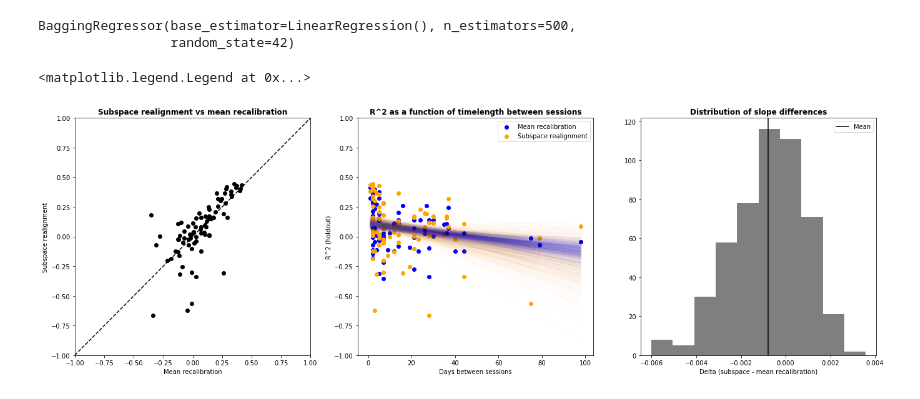
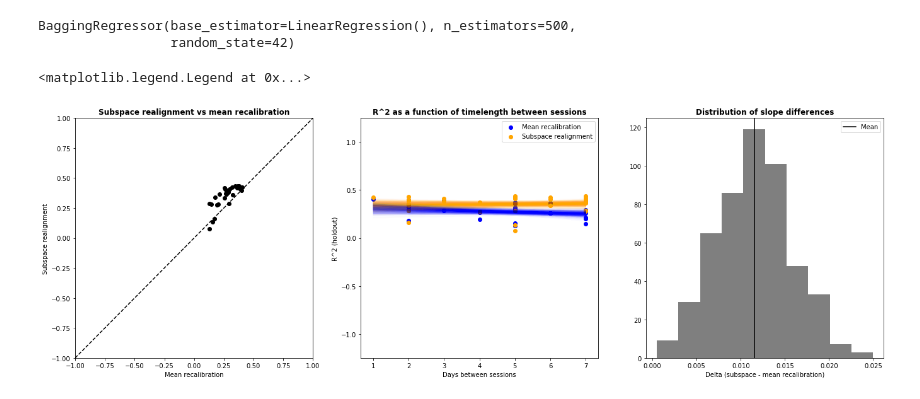
Before and after one commit to guyhwilson/nonstationarities, a Jupyter notebook: code/stability_SubspaceRealignment_All.ipynb, the cells around one changed output. Saved outputs shown, nothing was run; the diff lists cells and outputs as text; code cells hidden in the pictures.

```diff
--- a/code/stability_SubspaceRealignment_All.ipynb
+++ b/code/stability_SubspaceRealignment_All.ipynb
@@ -15,9 +14,10 @@ import sys
 [sys.path.append(f) for f in glob.glob('utils/*')]
 from preprocess import DataStruct, daysBetween
 from firingrate import raster2FR
-from plotting_utils import figSize
+from plotting_utils import *
 from lineplots import plotsd
 from stabilizer_utils import *
+from recalibration_utils import *
 
 
 from sklearn.linear_model import LinearRegression
@@ -27,7 +27,16 @@ from sklearn.model_selection import cross_val_score
 from sklearn.decomposition import FactorAnalysis, PCA
 
 
-files = glob.glob('D:/T5_ClosedLoop/*')
+files          = glob.glob('D:/T5_ClosedLoop/*')
+
+sessions_check = np.load('misc_data/sessions_check.npy', allow_pickle = True).item()
+min_nblocks    = 3
+max_ndays      = 14
+min_R2         = 0.1
+
+init_pairs    = get_SessionPairs(files, min_nblocks = min_nblocks, max_ndays = max_ndays, manually_remove = sessions_check['bad_days'])
+pairs, scores = get_StrongTransferPairs(init_pairs, min_R2 = min_R2, train_frac = 0.5, block_constraints = sessions_check)
+n_pairs       = len(pairs)
 # %% [output]
 The autoreload extension is already loaded. To reload it, use:
   %reload_ext autoreload
@@ -169,13 +150,16 @@ n_bootstraps = 500
 outliers     = np.where(np.abs(dayB_fullscores[1, :]) > 1000 * np.median(np.abs(dayB_fullscores[1, :])))
 non_outliers = np.setdiff1d(np.arange(len(diffs)), outliers)
 
+# normalize by fully recalibrated performance on new day (upper limit on performance):
+meanrecal_normalized = dayB_fullscores[1, :]# / dayB_fullscores[2, :]
+subspace_normalized  = dayB_latentscores[opt_D, opt_B, :] #/ dayB_fullscores[2, :]
 
 # build a bootstrapping model:
 bootstrap_meanrecal = BaggingRegressor(LinearRegression(), n_estimators = n_bootstraps, bootstrap = True, random_state = 42)
-bootstrap_meanrecal.fit(np.asarray(diffs)[non_outliers, np.newaxis], dayB_fullscores[1, non_outliers])
+bootstrap_meanrecal.fit(diffs[non_outliers, np.newaxis], meanrecal_normalized[non_outliers])
 
 bootstrap_subspace = BaggingRegressor(LinearRegression(), n_estimators = n_bootstraps, bootstrap = True, random_state = 42)
-bootstrap_subspace.fit(np.asarray(diffs)[non_outliers, np.newaxis], dayB_latentscores[opt_D, opt_B, non_outliers])
+bootstrap_subspace.fit(diffs[non_outliers, np.newaxis], subspace_normalized[non_outliers])
 # %% [output]
 BaggingRegressor(base_estimator=LinearRegression(), n_estimators=500,
                  random_state=42)
@@ -184,36 +168,36 @@ BaggingRegressor(base_estimator=LinearRegression(), n_estimators=500,
 figSize(7, 23)
 
 plt.subplot(1, 3, 1)
 plt.scatter(dayB_fullscores[1, :], dayB_latentscores[opt_D, opt_B, :], color = 'k')
 plt.xlim([-1, 1])
 plt.ylim([-1, 1])
 plt.plot([-1, 1], [-1, 1], color = 'k', linestyle = '--')
 plt.title('Subspace realignment vs mean recalibration', fontweight = 'bold')
 plt.xlabel('Mean recalibration')
 plt.ylabel('Subspace realignment')
 #plt.ylim([-1, 1])
 
 plt.subplot(1, 3, 2)
 for (meanrecal, subspace) in zip(bootstrap_meanrecal.estimators_, bootstrap_subspace.estimators_):
-    plt.plot(np.asarray(diffs)[non_outliers, np.newaxis], meanrecal.predict(np.asarray(diffs)[non_outliers, np.newaxis]), alpha = 0.01, color = 'b')
-    plt.plot(np.asarray(diffs)[non_outliers, np.newaxis], subspace.predict(np.asarray(diffs)[non_outliers, np.newaxis]), alpha = 0.01, color = 'orange')
+    plt.plot(diffs[non_outliers], meanrecal.predict(diffs[non_outliers, np.newaxis]), alpha = 0.01, color = 'b')
+    plt.plot(diffs[non_outliers], subspace.predict(diffs[non_outliers, np.newaxis]), alpha = 0.01, color = 'orange')
 
-plt.scatter(diffs, dayB_fullscores[1, :], label = 'Mean recalibration', color = 'b')
-plt.scatter(diffs, dayB_latentscores[opt_D, opt_B, :], label = 'Subspace realignment', color = 'orange')
+plt.scatter(diffs, meanrecal_normalized, label = 'Mean recalibration', color = 'b')
+plt.scatter(diffs, subspace_normalized, label = 'Subspace realignment', color = 'orange')
 plt.xlabel('Days between sessions')
 plt.ylabel('R^2 (holdout)')
 plt.title('R^2 as a function of timelength between sessions', fontweight = 'bold')
 
-plt.ylim([-1, 1])
+plt.ylim([-1.25, 1.25])
 plt.legend()
 
 plt.subplot(1, 3, 3)
 slope_diffs = np.concatenate([i.coef_ for i in bootstrap_subspace.estimators_])  - np.concatenate([i.coef_ for i in bootstrap_meanrecal.estimators_])
 _ = plt.hist(slope_diffs, color = 'k', alpha = 0.5)
 plt.title('Distribution of slope differences', fontweight = 'bold')
 plt.xlabel('Delta (subspace - mean recalibration)')
 plt.axvline(np.mean(slope_diffs), color = 'k', label = 'Mean')
 plt.legend()
 # %% [output]
 <matplotlib.legend.Legend at 0x...>
-[figure, old version]
+[figure, new version]
```
Also changed, not shown: parts of 6 cells of this notebook, 23 other files.
